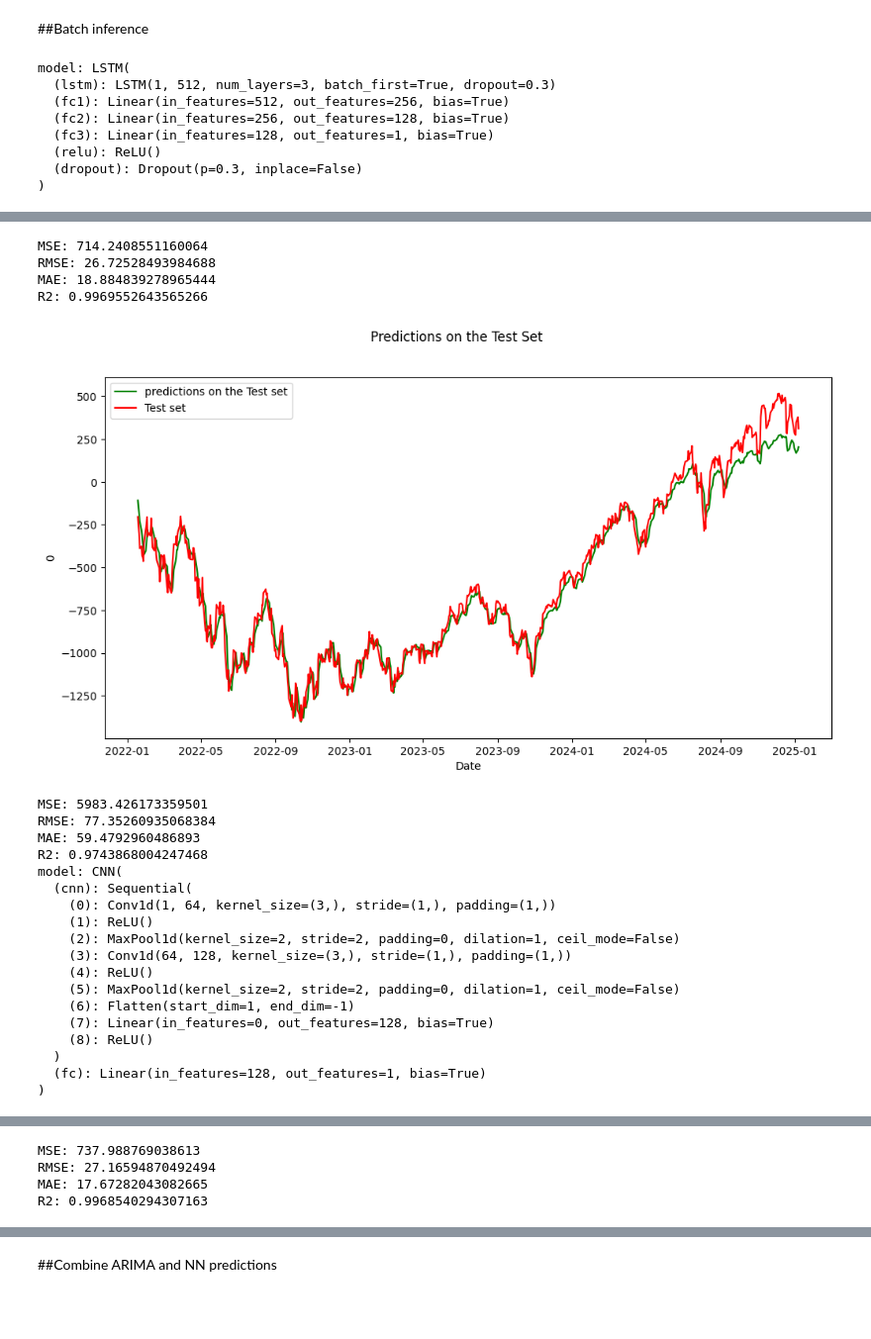
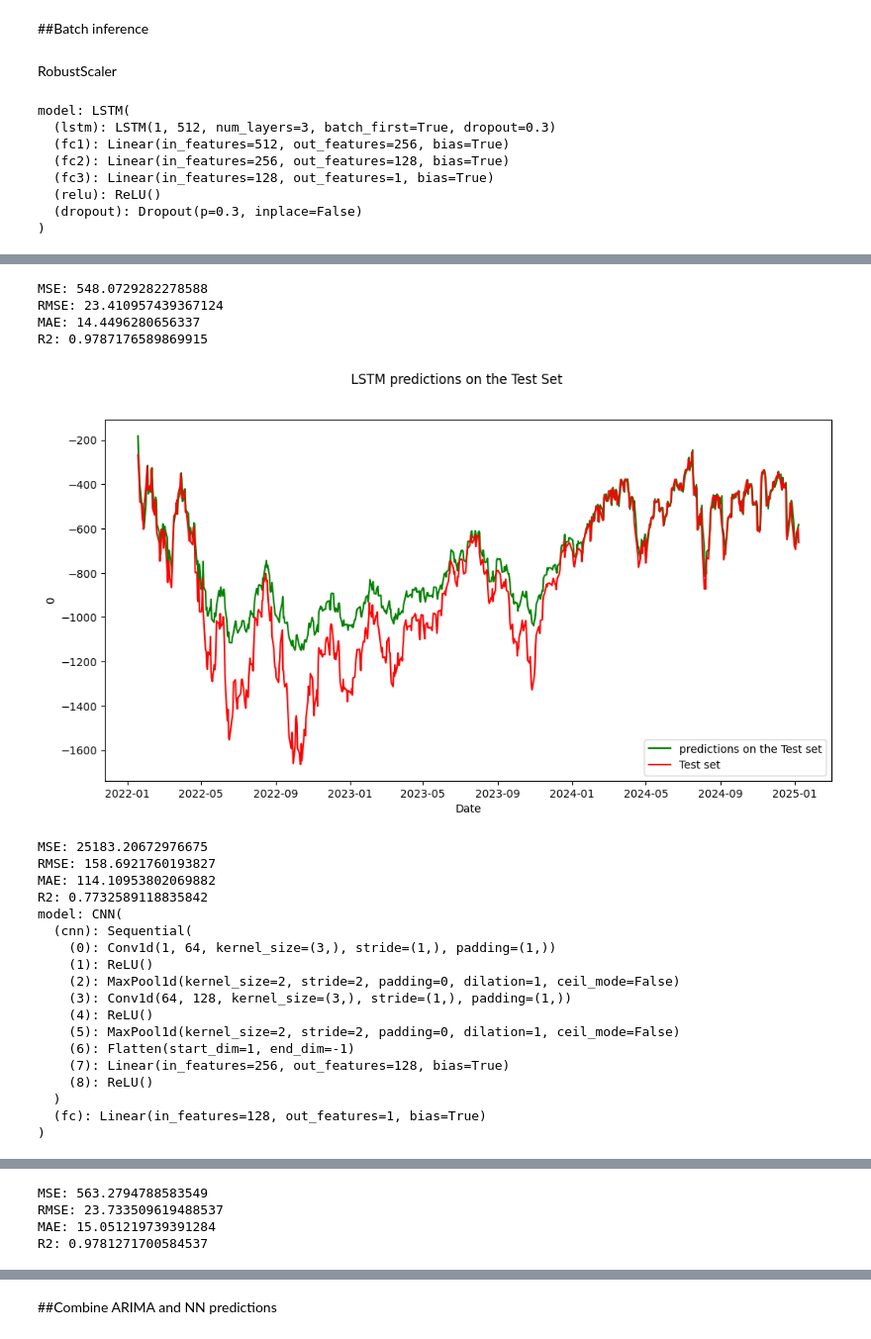
Before and after one commit to andreadamiano/Arbitrated-Dynamic-Ensemble, a Jupyter notebook: Project_code/CNN LSTM/CNN LSTM model.ipynb, the cells around one changed output, grey strips where cells are left out. Shown at 99% size. Cells and saved outputs as stored; diff of their text form; code cells hidden in the pictures; blank space fills up the shorter version.

```diff
--- a/Project_code/CNN LSTM/CNN LSTM model.ipynb
+++ b/Project_code/CNN LSTM/CNN LSTM model.ipynb
@@ -77,7 +92,7 @@ class DeviceDataLoader (): #receive a dataloader and move to the correct device
     self.device = device
 
   def __iter__(self):
-    for batch in self.dl:
+    for batch in iter(self.dl):
       yield to_device(batch, device)
 
   def __len__(self):
@@ -905,17 +706,50 @@ for model in models:
     history = [evaluate(model, test_loader)]
 
     #train model
-    epochs = 200
+    if (model == parallelCNNLSTM_model):
+        epochs = 200
+        warmup_epochs = 20
+    elif (model == LSTM_model):
+        epochs = 200
+        warmup_epochs = 30
+    elif(model == CNN_model):
+        epochs = 200
+        warmup_epochs = 40
+    elif(model ==LSTM_CNN_model):
+        warmup_epochs = 30
+        epochs = 200
+
     max_lr = 0.001
     grad_clip = None
     weight_decay = 1e-5
     opt_func = torch.optim.Adam
-    warmup_epochs = 10
+
 
     start_time = time.time()
     history += fit(epochs, max_lr, model, train_loader, val_loader, warmup_epochs, weight_decay, grad_clip, opt_func)
     end_time = time.time()
     print(f"Training time: {end_time - start_time} seconds")
+
+    #visualize val_loss
+    plt.figure(figsize=(12, 6))
+    val_loss = [x['val_loss'] for x in history]
+    # train_loss = [x['train_loss'] for x in history[1:]]
+    plt.plot(val_loss)
+    # plt.plot(train_loss)
+    plt.legend(['val_loss', 'train_loss'])
+    plt.xlabel('Epoch')
+    plt.ylabel('Loss')
+    plt.title('Validation Loss')
+    plt.show()
+
+
+    plt.figure(figsize=(12, 6))
+    lr = [x['lrs'] for x in history[1:]]
+    plt.plot(lr)
+    plt.xlabel('Epoch')
+    plt.ylabel('Learning Rate')
+    plt.title('Learning Rate Schedule')
+    plt.show()
 # %% [output]
 training model: LSTM(
   (lstm): LSTM(1, 512, num_layers=3, batch_first=True, dropout=0.3)
@@ -992,10 +1016,13 @@ def inference(model, data_loader):
     actuals = torch.cat(actuals, dim=0)
 
     return predictions, actuals
+# %% [markdown]
+RobustScaler
 # %%
 models = [LSTM_model, CNN_model, parallelCNNLSTM_model, LSTM_CNN_model]
 for model in models:
     print(f"model: {model}")
+    model_name = model.__class__.__name__
     #batch inference
     prediction, actual = inference(model, test_loader)
 
@@ -1029,7 +1056,7 @@ for model in models:
     plt.figure(figsize=(12, 6))
     sns.lineplot(x=train_predictions.index, y = train_predictions[0], color = "green", label = "predictions on the Train + Val set")
     sns.lineplot(x=actual_train.index, y = actual_train[0], color = "red", label = "Train + Val set")
-    plt.suptitle('Predictions on the Train + Val Set')
+    plt.suptitle(f'{model_name} predictions on the Train + Val Set')
     plt.show()
 
 
@@ -1049,7 +1076,7 @@ for model in models:
     plt.figure(figsize=(12, 6))
     sns.lineplot(x=prediction.index, y = prediction[0], color = "green", label = "predictions on the Test set")
     sns.lineplot(x=actual.index, y = actual[0], color = "red", label = "Test set")
-    plt.suptitle('Predictions on the Test Set')
+    plt.suptitle(f'{model_name} predictions on the Test Set')
     plt.show()
 
 
@@ -1076,12 +1103,12 @@ model: LSTM(
-MSE: 714.2408551160064
-RMSE: 26.72528493984688
-MAE: 18.884839278965444
-R2: 0.9969552643565266
+MSE: 548.0729282278588
+RMSE: 23.410957439367124
+MAE: 14.4496280656337
+R2: 0.9787176589869915
-[figure, old version]
+[figure, new version]
-MSE: 5983.426173359501
-RMSE: 77.35260935068384
-MAE: 59.4792960486893
-R2: 0.9743868004247468
+MSE: 25183.20672976675
+RMSE: 158.6921760193827
+MAE: 114.10953802069882
+R2: 0.7732589118835842
 model: CNN(
   (cnn): Sequential(
     (0): Conv1d(1, 64, kernel_size=(3,), stride=(1,), padding=(1,))
@@ -1091,7 +1118,7 @@ model: CNN(
     (4): ReLU()
     (5): MaxPool1d(kernel_size=2, stride=2, padding=0, dilation=1, ceil_mode=False)
     (6): Flatten(start_dim=1, end_dim=-1)
-    (7): Linear(in_features=0, out_features=128, bias=True)
+    (7): Linear(in_features=256, out_features=128, bias=True)
     (8): ReLU()
   )
   (fc): Linear(in_features=128, out_features=1, bias=True)
@@ -1100,4 +1127,4 @@ model: CNN(
-MSE: 737.988769038613
-RMSE: 27.16594870492494
-MAE: 17.67282043082665
-R2: 0.9968540294307163
+MSE: 563.2794788583549
+RMSE: 23.733509619488537
+MAE: 15.051219739391284
+R2: 0.9781271700584537
```
Also changed, not shown: parts of 24 cells of this notebook, 8 other files.
